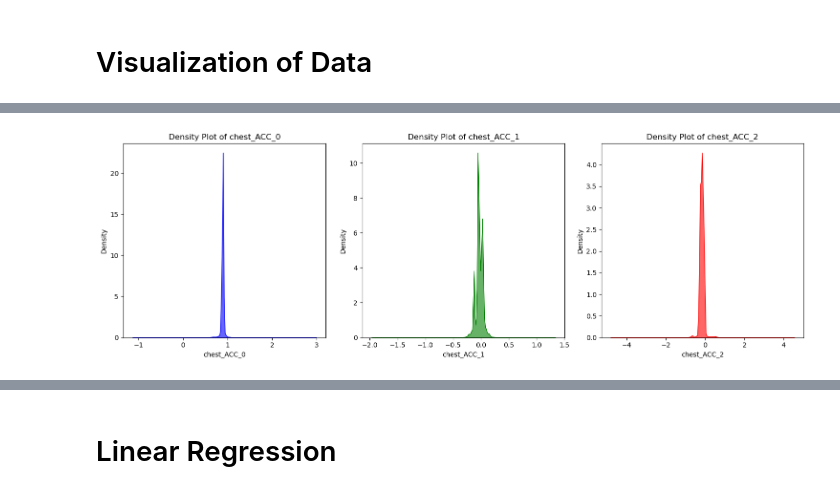
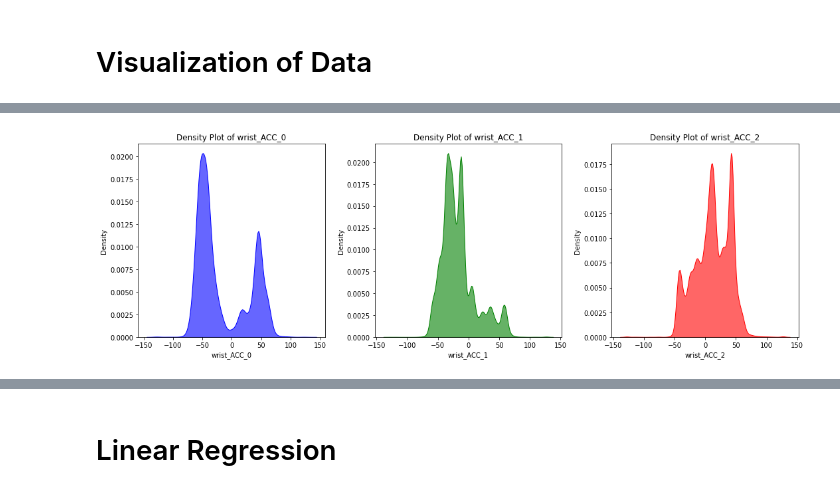
Before and after one commit to Tarun0114/stress-affect-regression, a Jupyter notebook: code.ipynb, the cells around one changed output, grey strips where cells are left out. Drawn from its saved outputs; the diff is of its cells as text; code cells hidden in the pictures.

```diff
--- a/code.ipynb
+++ b/code.ipynb
@@ -197,21 +236,21 @@ plt.show()
 # %%
 fig, axes = plt.subplots(1, 3, figsize=(15, 5))
-sns.kdeplot(df['chest_ACC_0'], fill=True, color='blue', alpha=0.6, ax=axes[0])
-axes[0].set_title('Density Plot of chest_ACC_0')
-axes[0].set_xlabel('chest_ACC_0')
+sns.kdeplot(df['wrist_ACC_0'], fill=True, color='blue', alpha=0.6, ax=axes[0])
+axes[0].set_title('Density Plot of wrist_ACC_0')
+axes[0].set_xlabel('wrist_ACC_0')
 axes[0].set_ylabel('Density')
-sns.kdeplot(df['chest_ACC_1'], fill=True, color='green', alpha=0.6, ax=axes[1])
-axes[1].set_title('Density Plot of chest_ACC_1')
-axes[1].set_xlabel('chest_ACC_1')
+sns.kdeplot(df['wrist_ACC_1'], fill=True, color='green', alpha=0.6, ax=axes[1])
+axes[1].set_title('Density Plot of wrist_ACC_1')
+axes[1].set_xlabel('wrist_ACC_1')
 axes[1].set_ylabel('Density')
-sns.kdeplot(df['chest_ACC_2'], fill=True, color='red', alpha=0.6, ax=axes[2])
-axes[2].set_title('Density Plot of chest_ACC_2')
-axes[2].set_xlabel('chest_ACC_2')
+sns.kdeplot(df['wrist_ACC_2'], fill=True, color='red', alpha=0.6, ax=axes[2])
+axes[2].set_title('Density Plot of wrist_ACC_2')
+axes[2].set_xlabel('wrist_ACC_2')
 axes[2].set_ylabel('Density')
 plt.tight_layout()
 plt.show()
 # %% [output]
-[figure, old version]
+[figure, new version]
 # %%
 plt.figure(figsize=(8, 6))
 plt.scatter(df['chest_EDA_0'], df['wrist_EDA_0'], alpha=0.6, color='purple')
```
Also changed, not shown: parts of 54 cells of this notebook.
